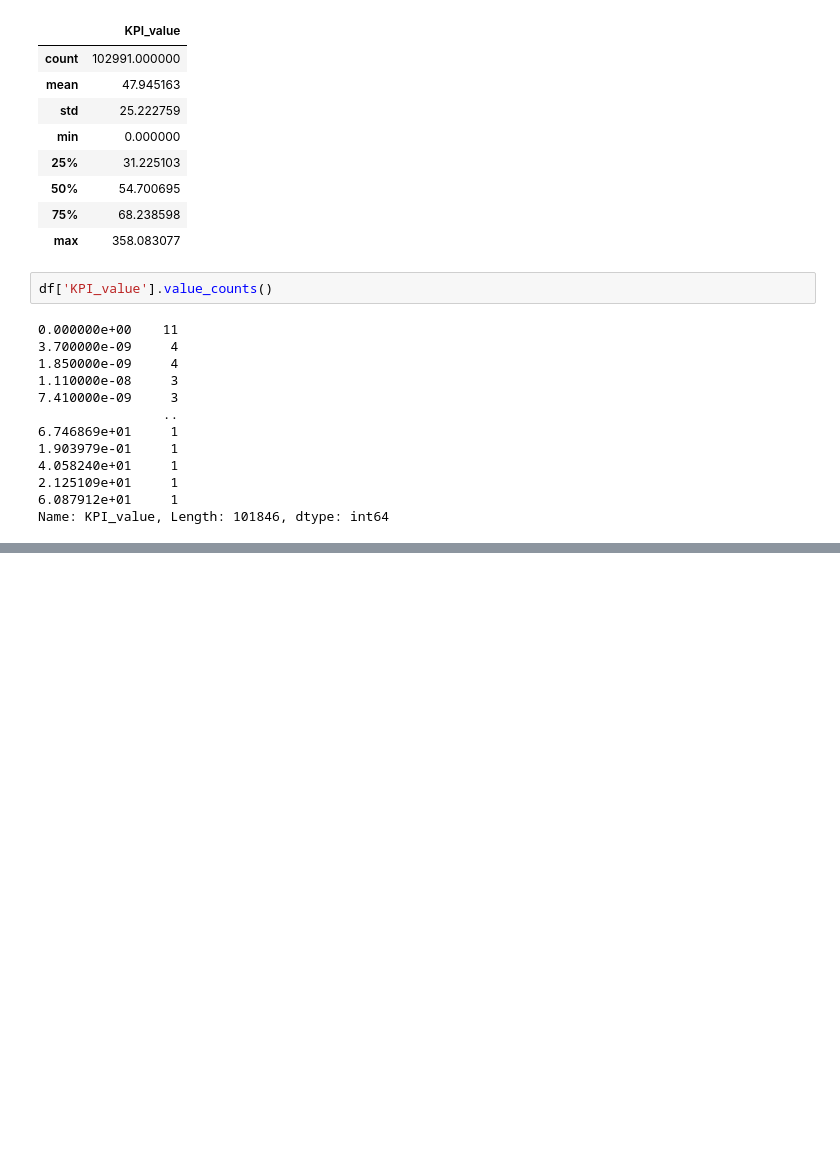
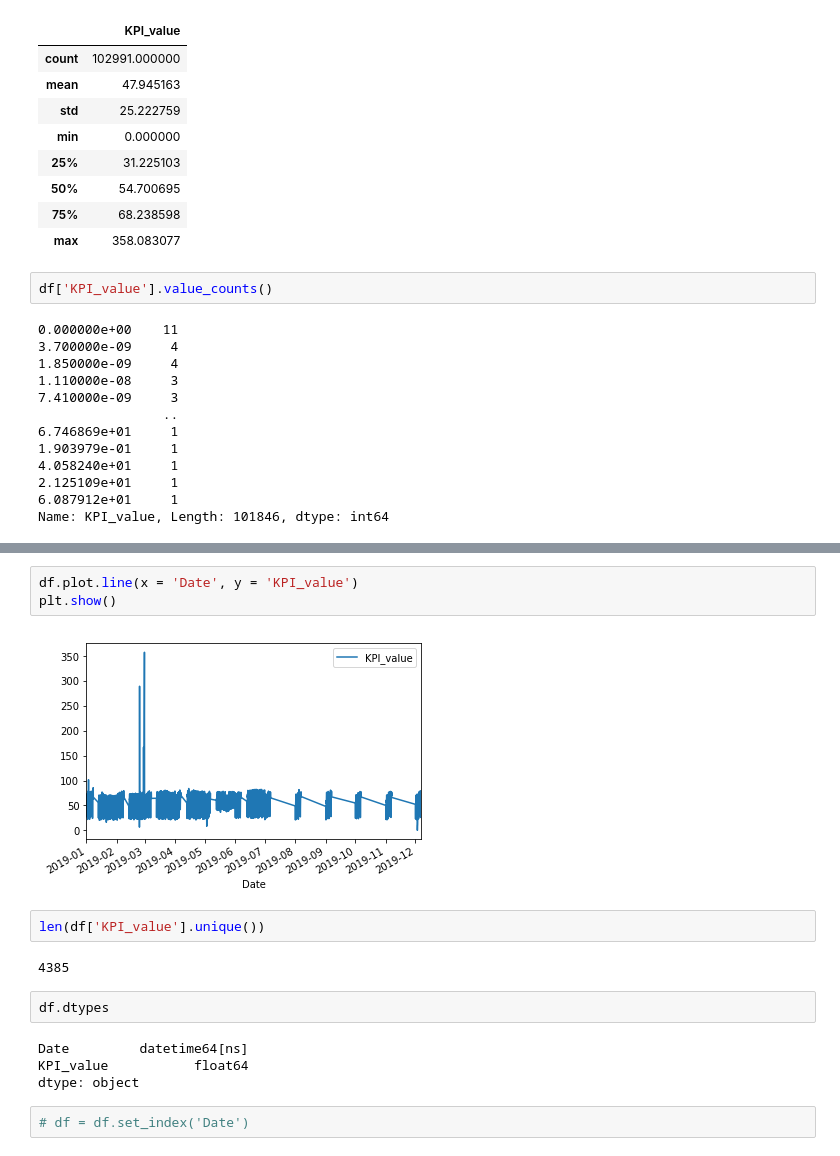
Before and after one commit to 33percent/time-series-analysis, a Jupyter notebook: notebooks/stats.ipynb, the cells around one changed output, grey strips where cells are left out. Drawn from its saved outputs; the diff is of its cells as text; blank space fills up the shorter version.

```diff
--- a/notebooks/stats.ipynb
+++ b/notebooks/stats.ipynb
@@ -65,0 +74,17 @@ sns.distplot(df['KPI_value'], color='g', bins=100, hist_kws={'alpha': 0.4});
+# %%
+df.plot.line(x = 'Date', y = 'KPI_value')
+plt.show()
+# %% [output]
+[figure, added]
+# %%
+len(df['KPI_value'].unique())
+# %% [output]
+4385
+# %%
+df.dtypes
+# %% [output]
+Date         datetime64[ns]
+KPI_value           float64
+dtype: object
+# %%
+# df = df.set_index('Date')
```
Also changed, not shown: parts of 12 cells of this notebook, 1 other file.
